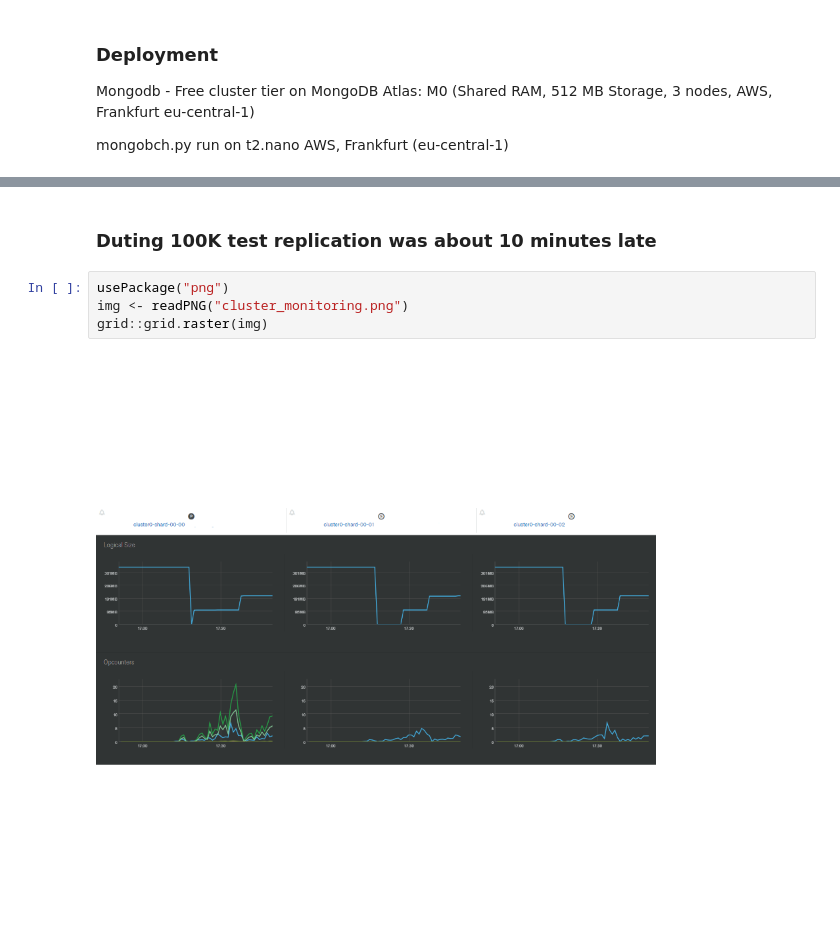
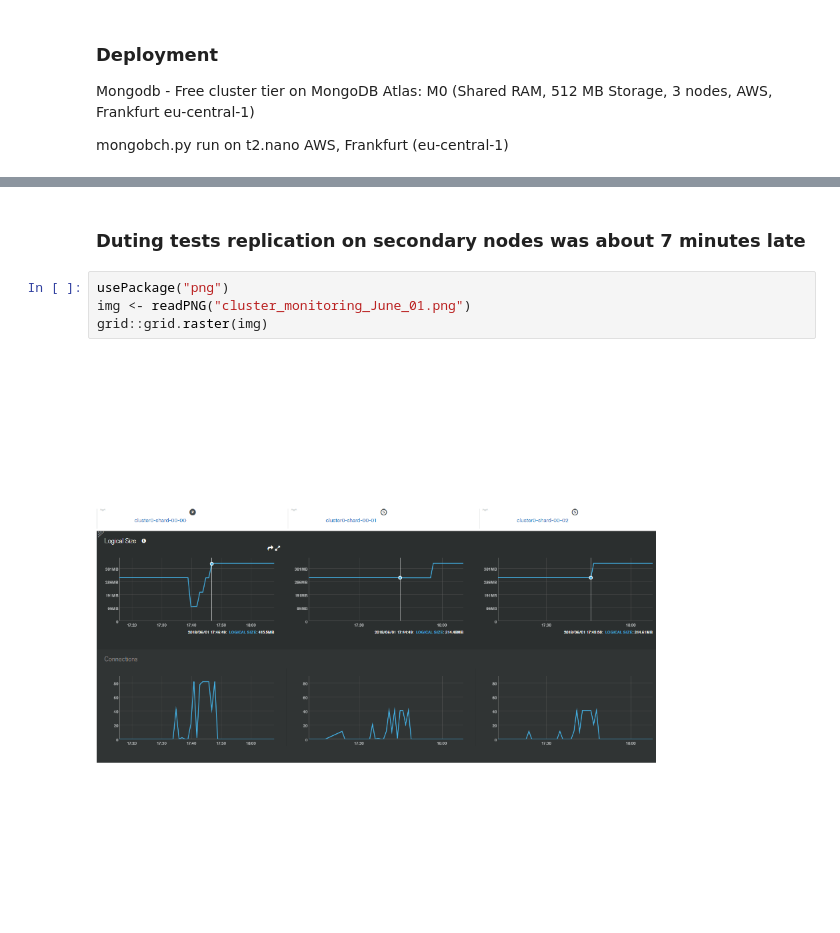
Before and after one commit to Alexander-Minyushkin/mongobch, a Jupyter notebook: report/aws-M0-3nodes.ipynb, the cells around one changed output, grey strips where cells are left out. Saved outputs shown, nothing was run; the diff lists cells and outputs as text.

```diff
--- a/report/aws-M0-3nodes.ipynb
+++ b/report/aws-M0-3nodes.ipynb
@@ -86,8 +93,8 @@ Saving 6.67 x 6.67 in image
 # %% [markdown]
-### Duting 100K test replication was about 10 minutes late
+### Duting tests replication on secondary nodes was about 7 minutes late
 # %%
 usePackage("png")
-img <- readPNG("cluster_monitoring.png")
+img <- readPNG("cluster_monitoring_June_01.png")
 grid::grid.raster(img)
 # %% [output]
-[figure, old version]
+[figure, new version]
```
Also changed, not shown: parts of 8 cells of this notebook, 1 other file.
